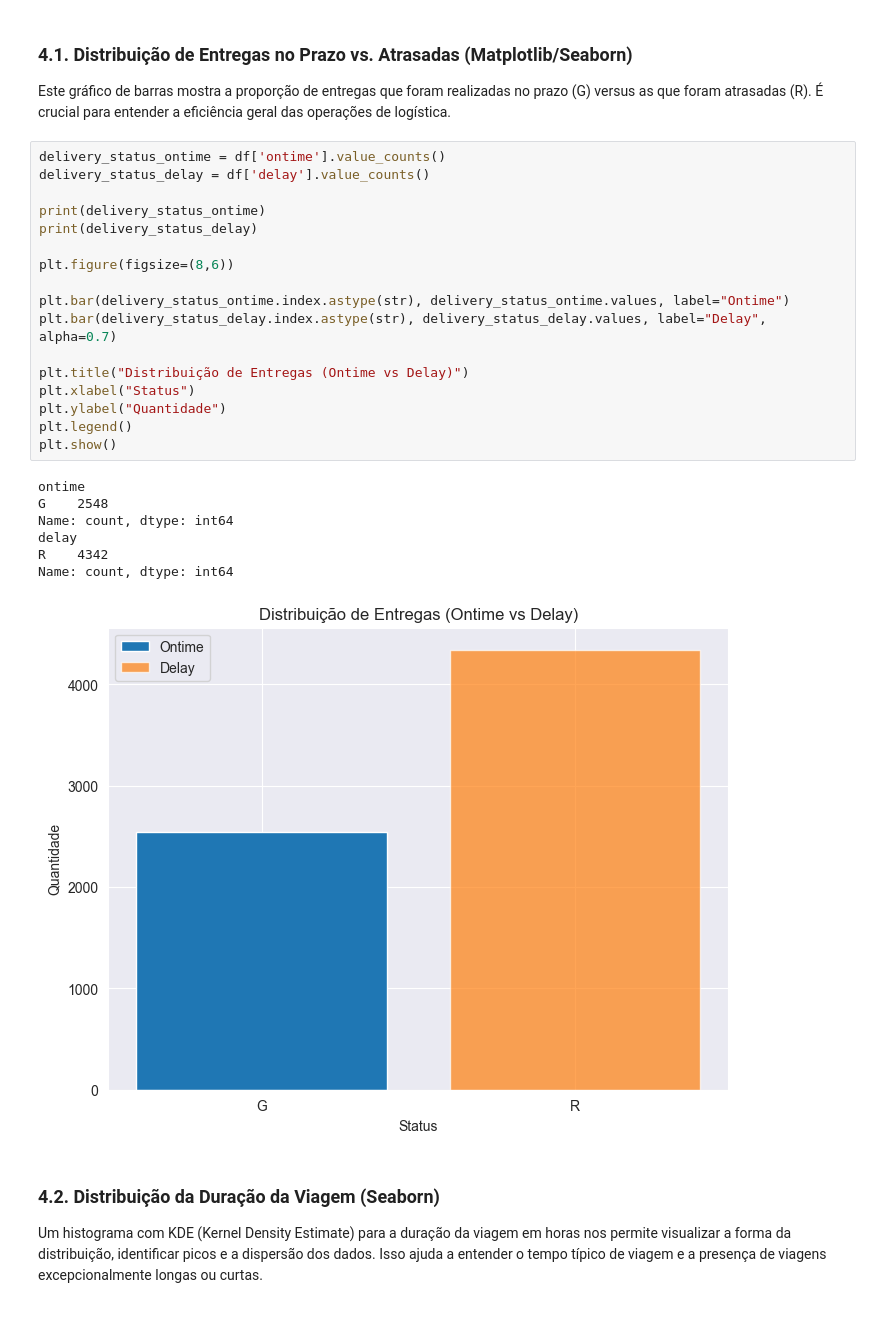
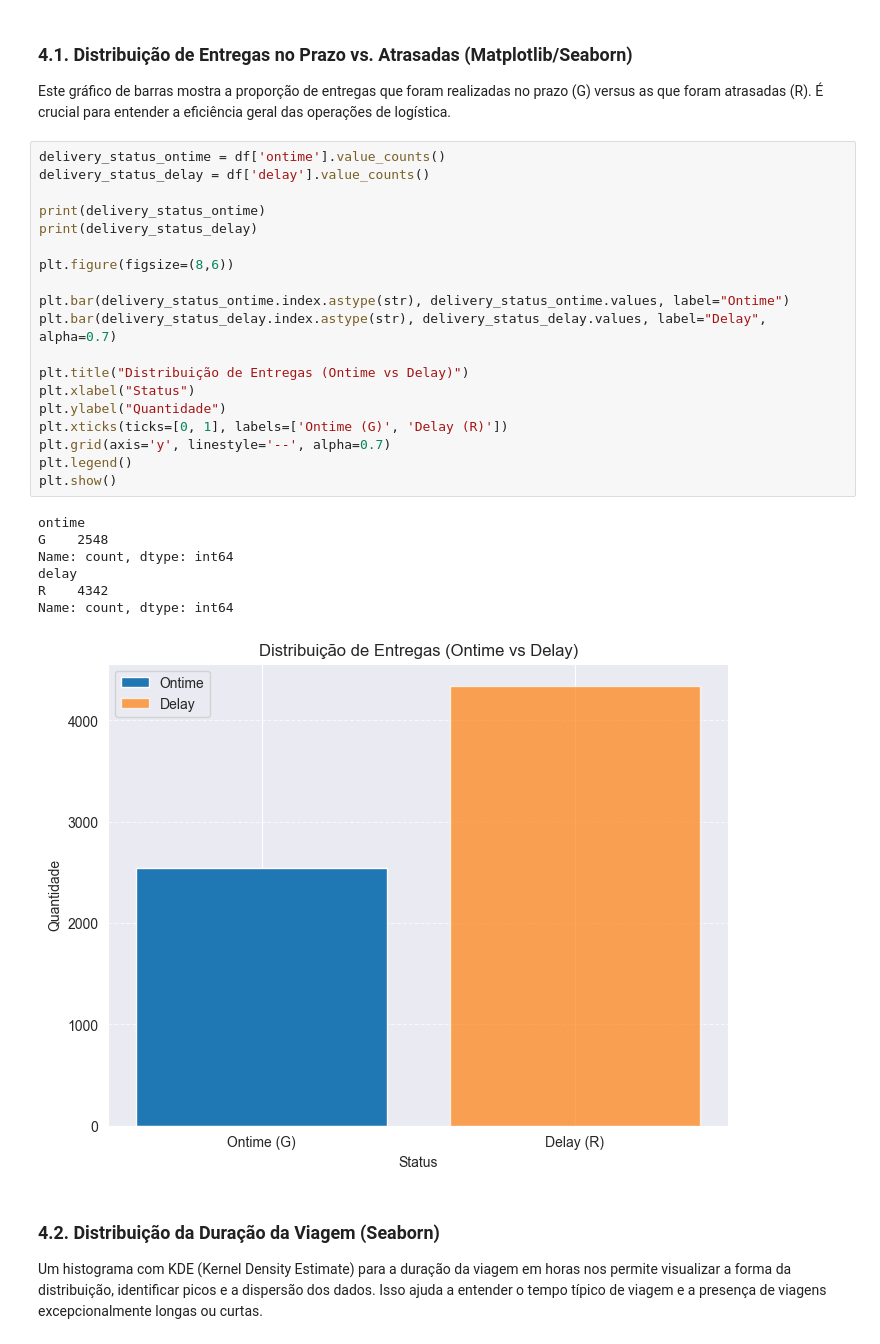
Before and after one commit to Ei-Truck/Exploratory-Analysis_Preditive-Model, a Jupyter notebook: analise_dados.ipynb, the cells around one changed output. Cells and saved outputs as stored; diff of their text form.

```diff
--- a/analise_dados.ipynb
+++ b/analise_dados.ipynb
@@ -314,28 +328,30 @@ Este gráfico de barras mostra a proporção de entregas que foram realizadas no
 # %%
 delivery_status_ontime = df['ontime'].value_counts()
 delivery_status_delay = df['delay'].value_counts()
 
 print(delivery_status_ontime)
 print(delivery_status_delay)
 
 plt.figure(figsize=(8,6))
 
 plt.bar(delivery_status_ontime.index.astype(str), delivery_status_ontime.values, label="Ontime")
 plt.bar(delivery_status_delay.index.astype(str), delivery_status_delay.values, label="Delay", alpha=0.7)
 
 plt.title("Distribuição de Entregas (Ontime vs Delay)")
 plt.xlabel("Status")
 plt.ylabel("Quantidade")
+plt.xticks(ticks=[0, 1], labels=['Ontime (G)', 'Delay (R)'])
+plt.grid(axis='y', linestyle='--', alpha=0.7)
 plt.legend()
 plt.show()
 # %% [output]
 ontime
 G    2548
 Name: count, dtype: int64
 delay
 R    4342
 Name: count, dtype: int64
-[figure, old version]
+[figure, new version]
 # %% [markdown]
 ### 4.2. Distribuição da Duração da Viagem (Seaborn)
 Um histograma com KDE (Kernel Density Estimate) para a duração da viagem em horas nos permite visualizar a forma da distribuição, identificar picos e a dispersão dos dados. Isso ajuda a entender o tempo típico de viagem e a presença de viagens excepcionalmente longas ou curtas.
```
Also changed, not shown: parts of 8 cells of this notebook.
